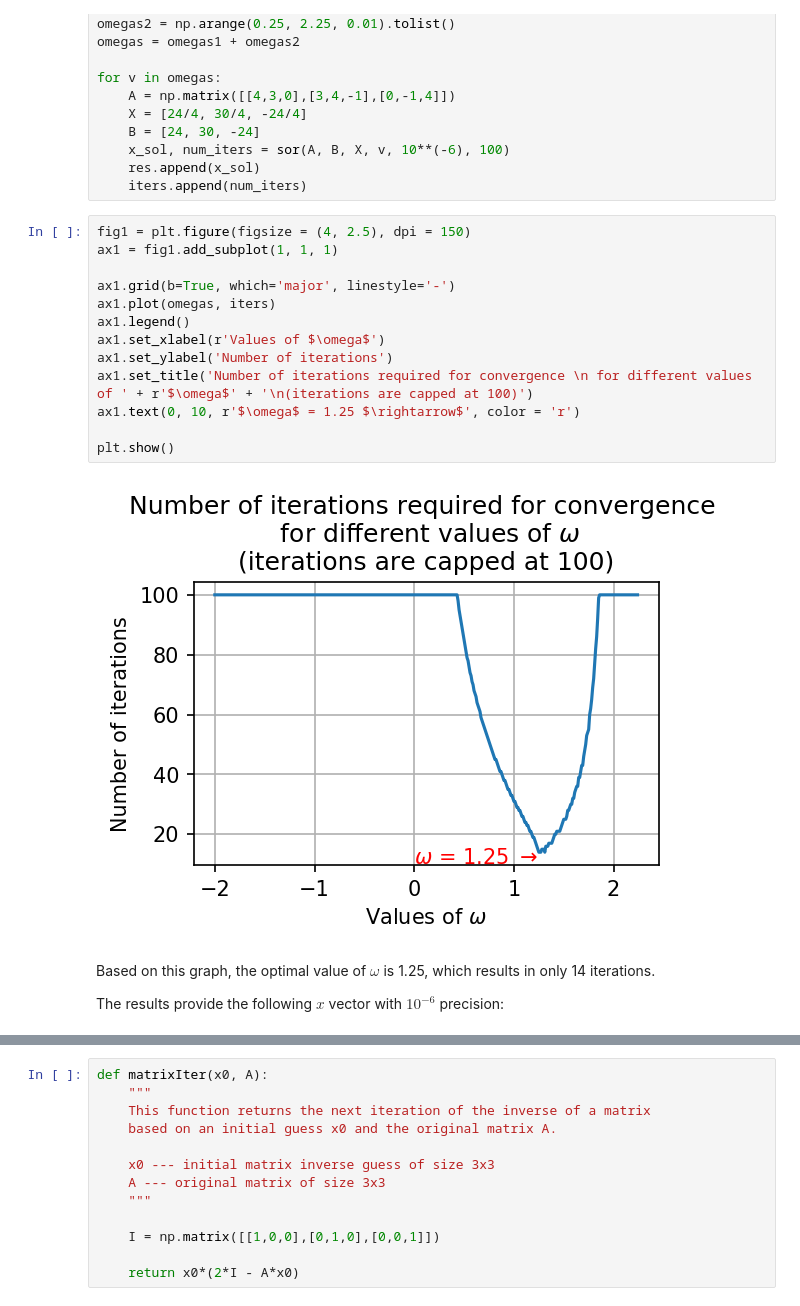
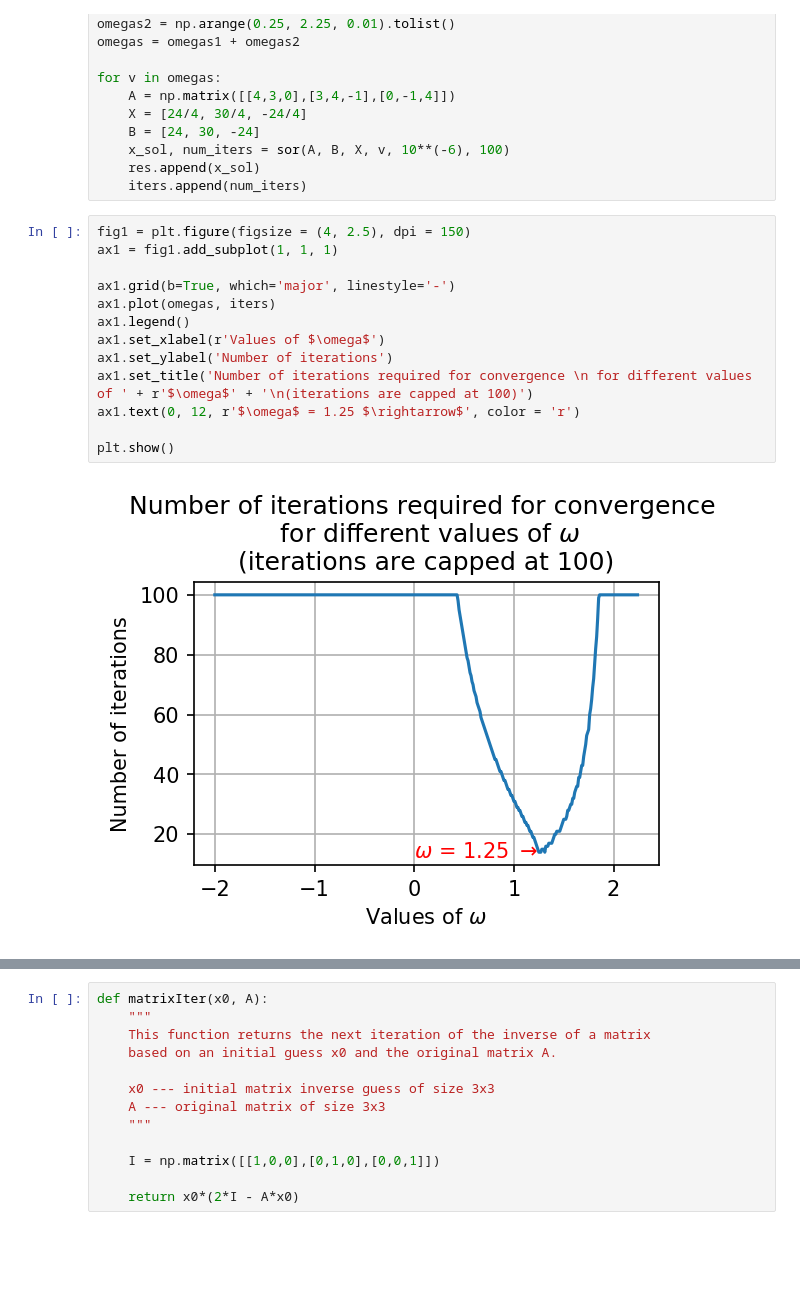
Before and after one commit to cdelannoy/Numerics, a Jupyter notebook: APPM4650_Homework5.ipynb, the cells around one changed output, grey strips where cells are left out. Drawn from its saved outputs; the diff is of its cells as text; blank space fills up the shorter version.

```diff
--- a/APPM4650_Homework5.ipynb
+++ b/APPM4650_Homework5.ipynb
@@ -97,20 +189,16 @@ for v in omegas:
 # %%
 fig1 = plt.figure(figsize = (4, 2.5), dpi = 150)
 ax1 = fig1.add_subplot(1, 1, 1)
 
 ax1.grid(b=True, which='major', linestyle='-')
 ax1.plot(omegas, iters)
 ax1.legend()
 ax1.set_xlabel(r'Values of $\omega$')
 ax1.set_ylabel('Number of iterations')
 ax1.set_title('Number of iterations required for convergence \n for different values of ' + r'$\omega$' + '\n(iterations are capped at 100)')
-ax1.text(0, 10, r'$\omega$ = 1.25 $\rightarrow$', color = 'r')
+ax1.text(0, 12, r'$\omega$ = 1.25 $\rightarrow$', color = 'r')
 
 plt.show()
 # %% [output]
-[figure, old version]
+[figure, new version]
-# %% [markdown]
-Based on this graph, the optimal value of $\omega$ is 1.25, which results in only 14 iterations.
-
-The results provide the following $x$ vector with $10^{-6}$ precision:
 # %%
```
Also changed, not shown: parts of 59 cells of this notebook.
